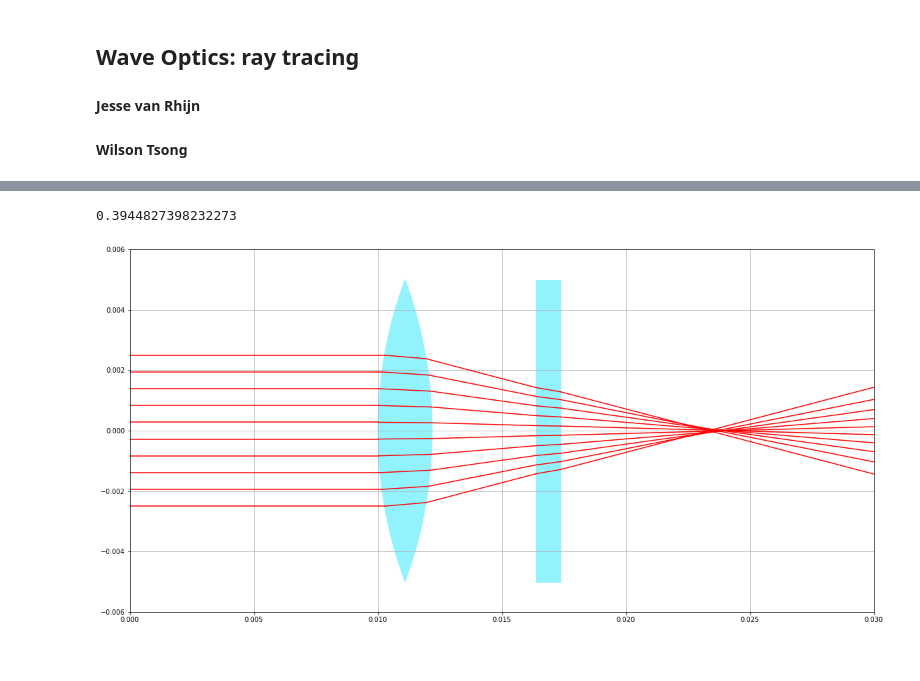
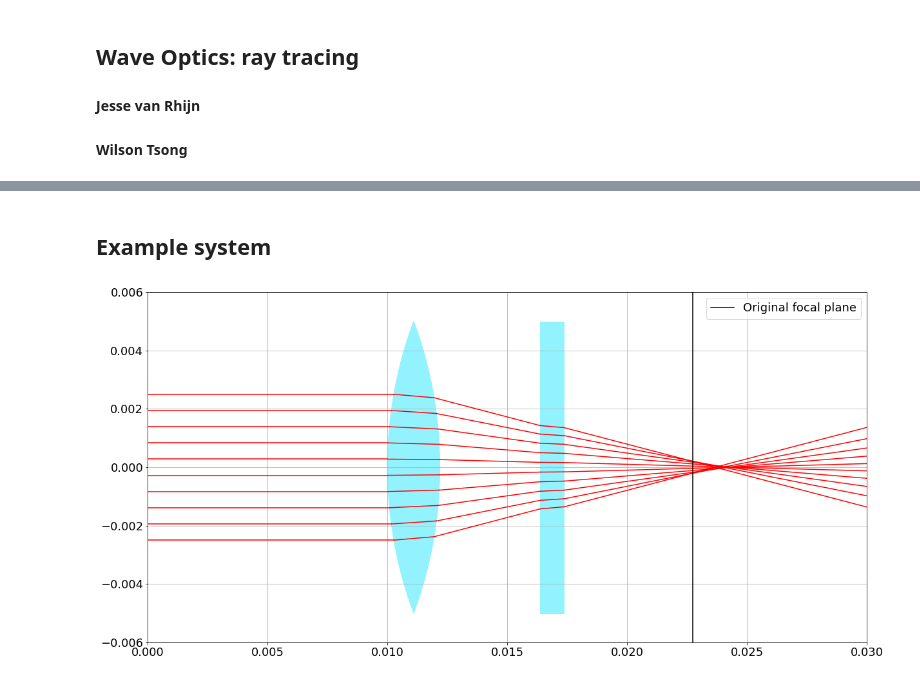
Before and after one commit to Jvanrhijn/wo_rt, a Jupyter notebook: wo_rt.ipynb, the cells around one changed output, grey strips where cells are left out. Saved outputs shown, nothing was run; the diff lists cells and outputs as text; code cells hidden in the pictures.

```diff
--- a/wo_rt.ipynb
+++ b/wo_rt.ipynb
@@ -17,6 +14,7 @@ from src.visualizer import Visualizer
 %matplotlib inline
 # %%
 matplotlib.rcParams["figure.figsize"] = (20, 10)
+matplotlib.rcParams["font.size"] = 18
 # %%
 def collimated_beam(start, width, nrays, angle=0):
     return [Ray(start, angle, z) for z in np.linspace(-width/2, width/2, nrays)]
@@ -46,28 +44,25 @@ window = Window(
     position_window,
     diameter_window,
     thickness_window,
-    refractive_index
+    3
 )
 
 fp = lens.focal_plane
-# %%
-Lens?
-lens.numerical_aperture
-# %% [output]
-0.3944827398232273
 # %%
 lens_rays = lens.interact_with_bundle(beam)
 window_rays = window.interact_with_bundle(lens_rays)
+# %% [markdown]
+## Example system
 # %%
-visualizer = Visualizer(beam + list(lens_rays) + list(window_rays), [lens, window], (2e-2, 4e-2))
+visualizer = Visualizer(beam + lens_rays + window_rays, [lens, window], (2e-2, 4e-2))
 ax = visualizer.draw_all('r')
 _ = ax.set_xlim(0, 0.03)
 _ = ax.set_ylim(-0.006, 0.006)
 ax.grid(True)
-#plt.plot([fp, fp], [-0.5, 0.5], color='black', label="Focal plane")
-#_ = plt.legend()
+ax.plot([fp, fp], [-0.5, 0.5], color='black', label="Original focal plane")
+_ = plt.legend()
 # %% [output]
-[figure, old version]
+[figure, new version]
 # %%
 def bundle_width(ray_bundle, xcoords):
     max_dist = np.zeros((len(ray_bundle), len(xcoords)))
```
Also changed, not shown: parts of 13 cells of this notebook, 1 other file.
